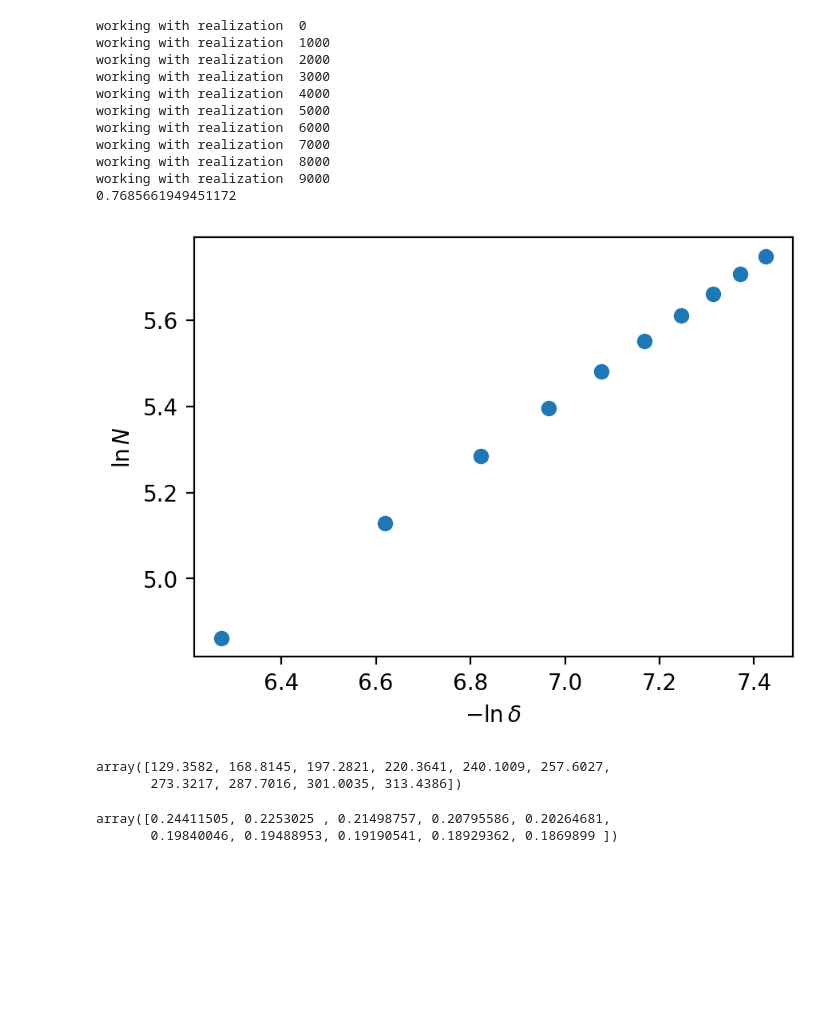
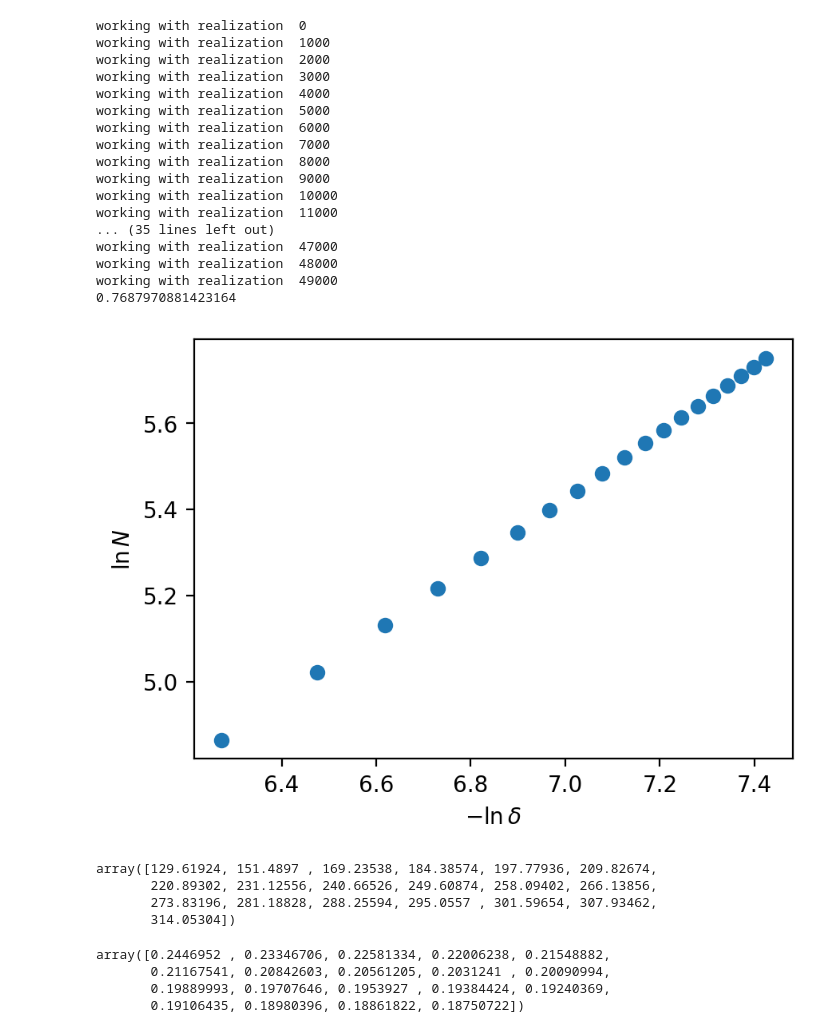
Before and after one commit to rahman-rakib/Stochastic-Fractal, a Jupyter notebook: notebooks/df_values/NEW_df_alpha_3half.ipynb, the cells around one changed output. Drawn from its saved outputs; the diff is of its cells as text; code cells hidden in the pictures; blank space fills up the shorter version.

```diff
--- a/notebooks/df_values/NEW_df_alpha_3half.ipynb
+++ b/notebooks/df_values/NEW_df_alpha_3half.ipynb
@@ -146,35 +146,45 @@ def ensemble_average(total_iteration, min_iteration, iteration_step, ensemble_si
     return N_average, M_average
 # %%
 fig, axes = plt.subplots(1,1,figsize = (5,3.5),dpi = 200)
-N1_average, M1_average = ensemble_average(1_000_000, 100_000, 100_000, 10_000)
+N1_average, M1_average = ensemble_average(1_000_000, 100_000, 50_000, 50_000)
 N1_log = np.log(N1_average)
 minus_delta1_log = N1_log - np.log(M1_average)
 slope, intercept = np.polyfit(minus_delta1_log, N1_log, 1)
 print(slope)
 plt.plot(minus_delta1_log, N1_log, "o")
 plt.xlabel(r"$-\ln\,\delta$")
 plt.ylabel(r"$\ln\,N$")
 axes.set_position([0.15,0.15,0.75,0.75])
 # %% [output]
 working with realization  0
 working with realization  1000
 working with realization  2000
 working with realization  3000
 working with realization  4000
 working with realization  5000
 working with realization  6000
 working with realization  7000
 working with realization  8000
 working with realization  9000
-0.7685661949451172
+working with realization  10000
+working with realization  11000
+... (35 lines left out)
+working with realization  47000
+working with realization  48000
+working with realization  49000
+0.7687970881423164
-[figure, old version]
+[figure, new version]
 # %%
 N1_average
 # %% [output]
-array([129.3582, 168.8145, 197.2821, 220.3641, 240.1009, 257.6027,
-       273.3217, 287.7016, 301.0035, 313.4386])
+array([129.61924, 151.4897 , 169.23538, 184.38574, 197.77936, 209.82674,
+       220.89302, 231.12556, 240.66526, 249.60874, 258.09402, 266.13856,
+       273.83196, 281.18828, 288.25594, 295.0557 , 301.59654, 307.93462,
+       314.05304])
 # %%
 M1_average
 # %% [output]
-array([0.24411505, 0.2253025 , 0.21498757, 0.20795586, 0.20264681,
-       0.19840046, 0.19488953, 0.19190541, 0.18929362, 0.1869899 ])
+array([0.2446952 , 0.23346706, 0.22581334, 0.22006238, 0.21548882,
+       0.21167541, 0.20842603, 0.20561205, 0.2031241 , 0.20090994,
+       0.19889993, 0.19707646, 0.1953927 , 0.19384424, 0.19240369,
+       0.19106435, 0.18980396, 0.18861822, 0.18750722])
```
Also changed, not shown: 25 other files.
